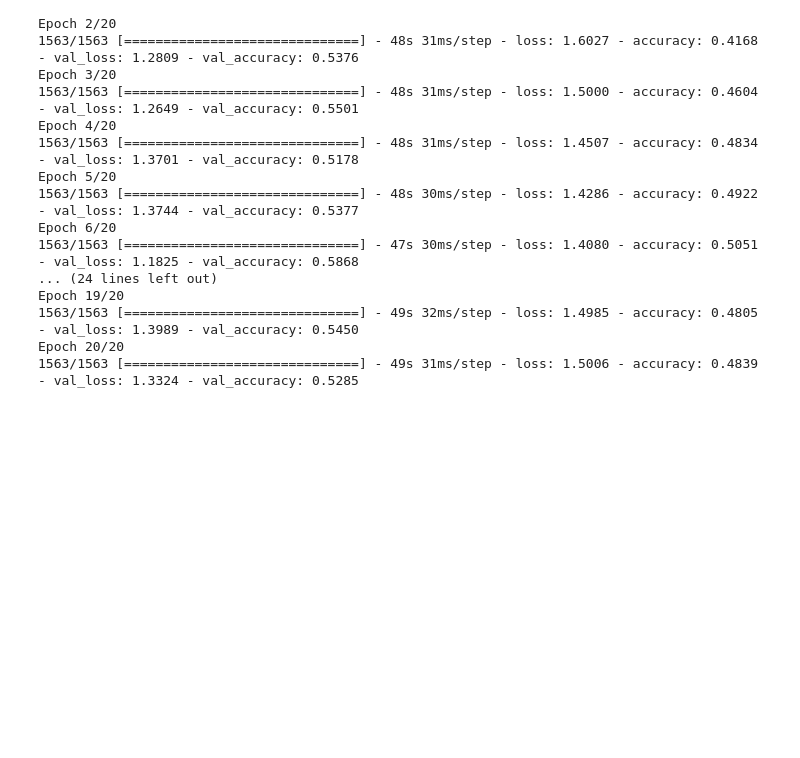
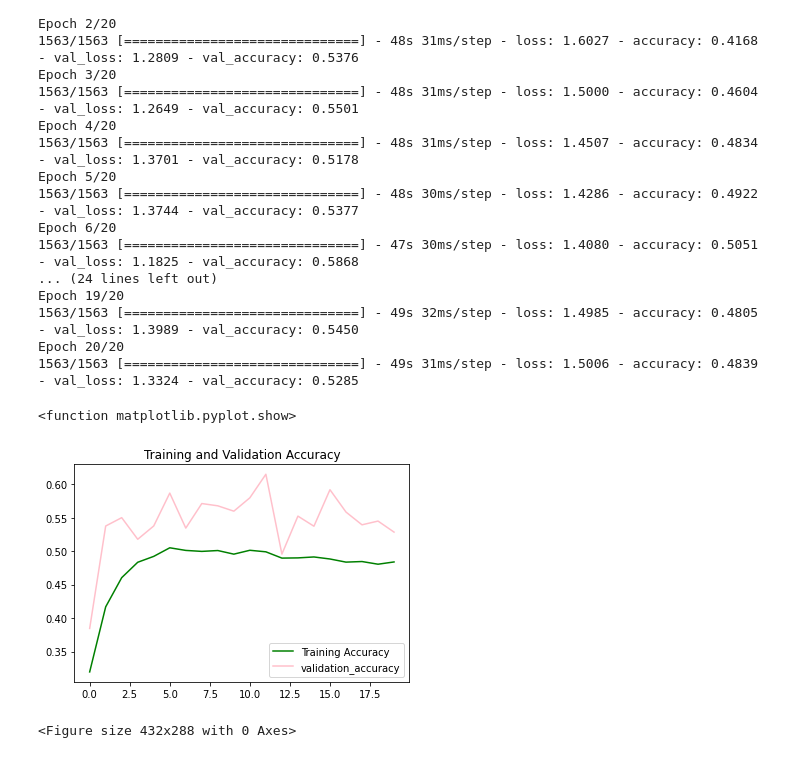
Before and after one commit to DawoodBhai420/Small-Image-Classification-Using-CNN, a Jupyter notebook: cifar_10_image_classification_with_image_augmentation.ipynb, the cells around one changed output. Drawn from its saved outputs; the diff is of its cells as text; code cells hidden in the pictures; blank space fills up the shorter version.

```diff
--- a/cifar_10_image_classification_with_image_augmentation.ipynb
+++ b/cifar_10_image_classification_with_image_augmentation.ipynb
@@ -77,3 +77,20 @@ Epoch 19/20
 1563/1563 [==============================] - 49s 32ms/step - loss: 1.4985 - accuracy: 0.4805 - val_loss: 1.3989 - val_accuracy: 0.5450
 Epoch 20/20
 1563/1563 [==============================] - 49s 31ms/step - loss: 1.5006 - accuracy: 0.4839 - val_loss: 1.3324 - val_accuracy: 0.5285
+# %%
+acc = his.history['accuracy']
+loss = his.history['loss']
+val_acc = his.history['val_accuracy']
+val_loss = his.history['val_loss']
+
+epoch = range(len(acc))
+plt.plot(epoch, acc, 'green', label='Training Accuracy')
+plt.plot(epoch, val_acc, 'pink', label='validation_accuracy')
+plt.title('Training and Validation Accuracy')
+plt.legend(loc=0)
+plt.figure()
+plt.show
+# %% [output]
+<function matplotlib.pyplot.show>
+[figure, added]
+<Figure size 432x288 with 0 Axes>
```
Also changed, not shown: parts of 3 cells of this notebook.
